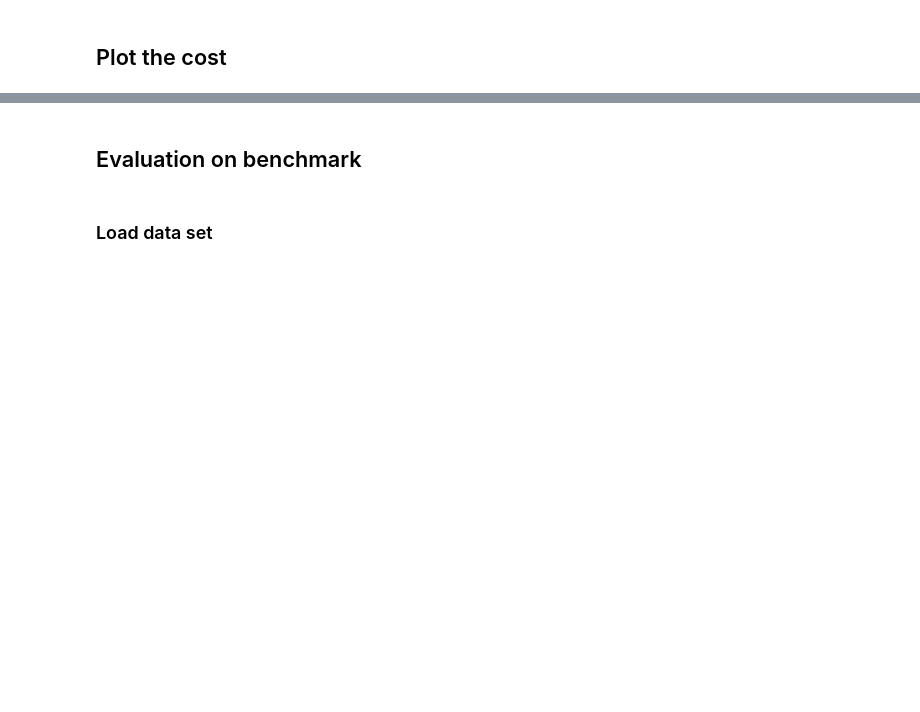
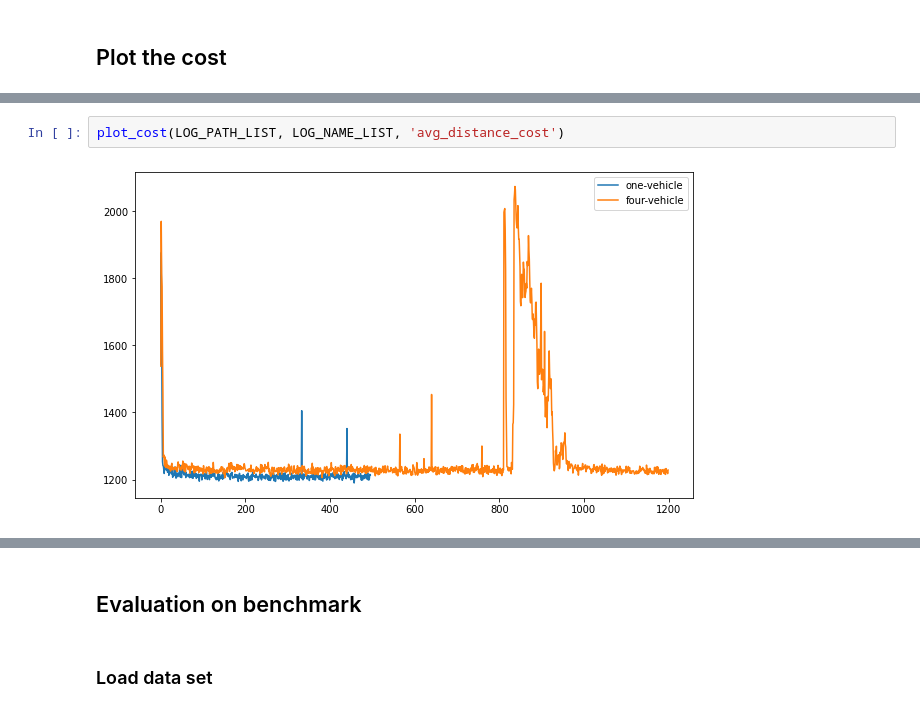
Before and after one commit to amir7697/multi-vehicle_vrp, a Jupyter notebook: evaluation/evaluation.ipynb, the cells around one changed output, grey strips where cells are left out. Drawn from its saved outputs; the diff is of its cells as text; blank space fills up the shorter version.

```diff
--- a/evaluation/evaluation.ipynb
+++ b/evaluation/evaluation.ipynb
@@ -73,0 +66,4 @@ Use eager execution and:
+# %%
+plot_cost(LOG_PATH_LIST, LOG_NAME_LIST, 'avg_distance_cost')
+# %% [output]
+[figure, added]
```
Also changed, not shown: parts of 6 cells of this notebook.
